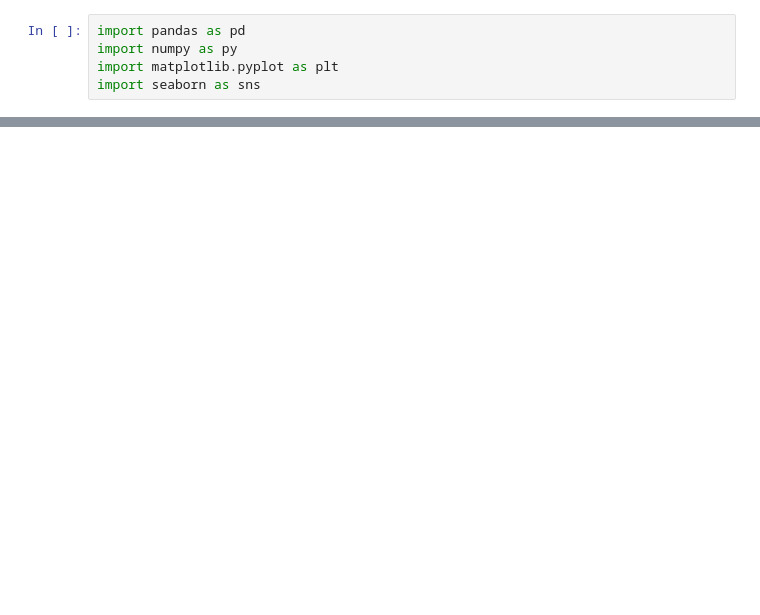
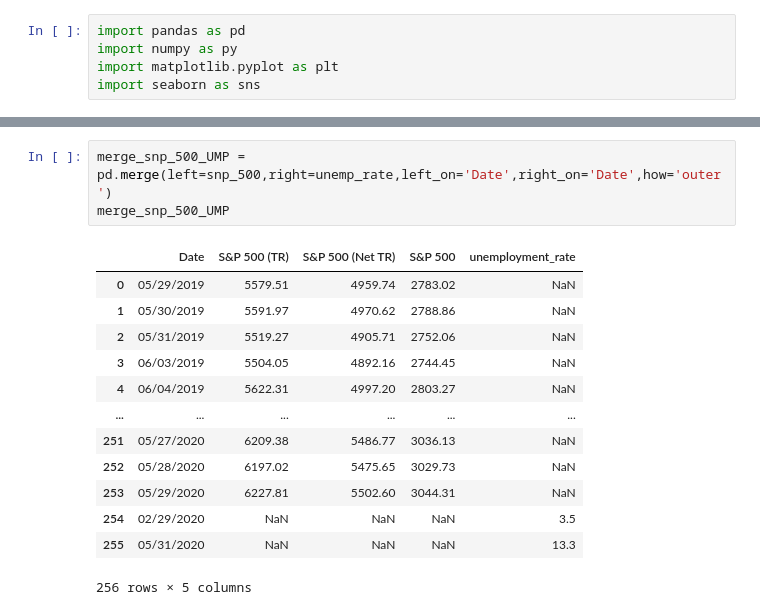
Before and after one commit to mtylerrobbins/NSS_Capstone_Stimulus, a Jupyter notebook: Notebooks/Capstone_covid_stimulus.ipynb, the cells around one changed output, grey strips where cells are left out. Cells and saved outputs as stored; diff of their text form; blank space fills up the shorter version.

```diff
--- a/Notebooks/Capstone_covid_stimulus.ipynb
+++ b/Notebooks/Capstone_covid_stimulus.ipynb
@@ -70,0 +154,17 @@ memory usage: 8.1 KB
+# %%
+merge_snp_500_UMP = pd.merge(left=snp_500,right=unemp_rate,left_on='Date',right_on='Date',how='outer')
+merge_snp_500_UMP
+# %% [output]
+|  | Date | S&P 500 (TR) | S&P 500 (Net TR) | S&P 500 | unemployment_rate |
+| 0 | 05/29/2019 | 5579.51 | 4959.74 | 2783.02 | NaN |
+| 1 | 05/30/2019 | 5591.97 | 4970.62 | 2788.86 | NaN |
+| 2 | 05/31/2019 | 5519.27 | 4905.71 | 2752.06 | NaN |
+| 3 | 06/03/2019 | 5504.05 | 4892.16 | 2744.45 | NaN |
+| 4 | 06/04/2019 | 5622.31 | 4997.20 | 2803.27 | NaN |
+| ... | ... | ... | ... | ... | ... |
+| 251 | 05/27/2020 | 6209.38 | 5486.77 | 3036.13 | NaN |
+| 252 | 05/28/2020 | 6197.02 | 5475.65 | 3029.73 | NaN |
+| 253 | 05/29/2020 | 6227.81 | 5502.60 | 3044.31 | NaN |
+| 254 | 02/29/2020 | NaN | NaN | NaN | 3.5 |
+| 255 | 05/31/2020 | NaN | NaN | NaN | 13.3 |
+256 rows × 5 columns
```
Also changed, not shown: parts of 18 cells of this notebook, 1 other file.
